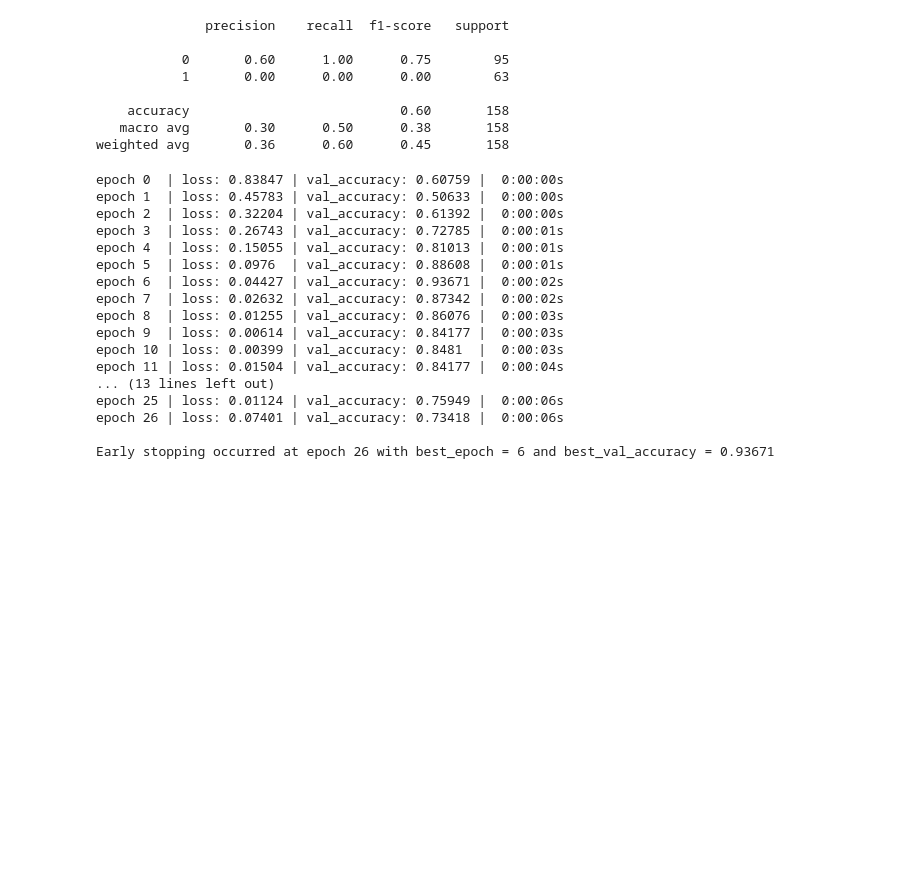
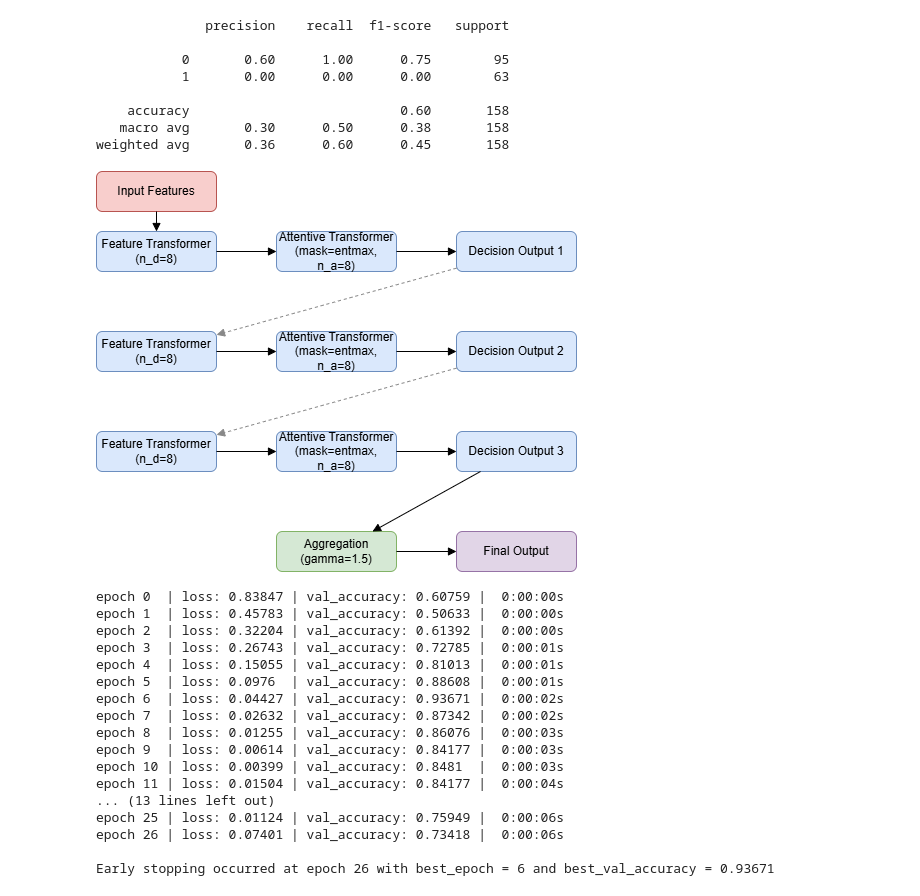
Before and after one commit to yeonmi02/dlproject, a Jupyter notebook: dlproject__Patient's_treatment_prediction__final_report.ipynb, the cells around one changed output. Cells and saved outputs as stored; diff of their text form; code cells hidden in the pictures; blank space fills up the shorter version.

```diff
--- a/dlproject__Patient's_treatment_prediction__final_report.ipynb
+++ b/dlproject__Patient's_treatment_prediction__final_report.ipynb
@@ -1268,6 +1268,13 @@ clf = TabNetClassifier(
     optimizer_params=dict(lr=0.02),
     mask_type='entmax'
 )
+# %%
+from IPython.display import Image
+
+# draw.io로 만들어본 위의 모델(제일 성능이 좋은 모델만 만들었습니다.)
+Image('/content/drive/MyDrive/tabnet_model.png')
+# %% [output]
+[figure, added]
 # %%
 # 모델 학습하는 코드
 clf.fit(
```
